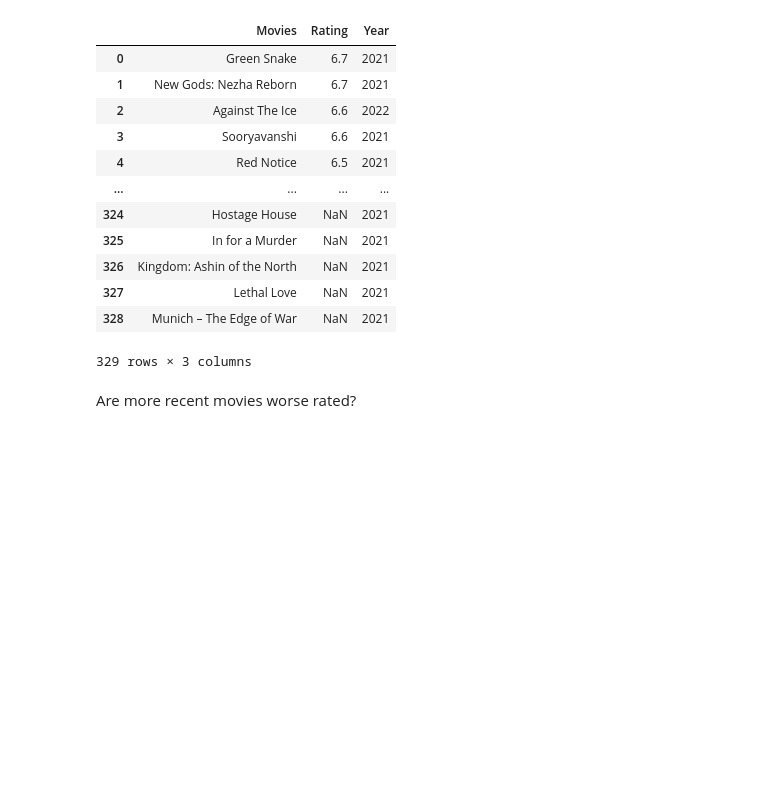
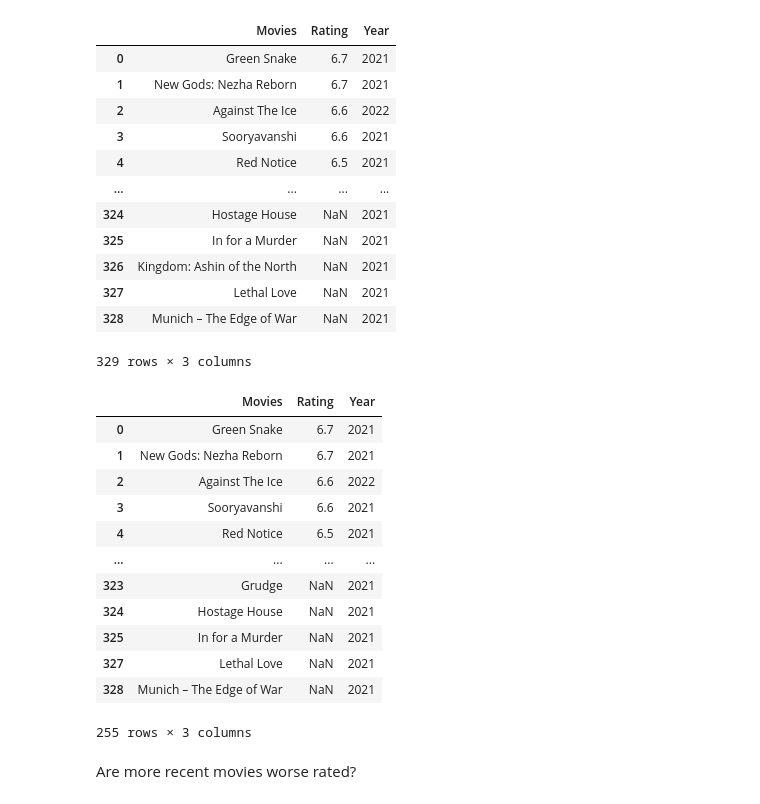
Before and after one commit to VictorHerrer0/WebscrapingFlixable, a Jupyter notebook: Webscraping.ipynb, the cells around one changed output. Cells and saved outputs as stored; diff of their text form; code cells hidden in the pictures; blank space fills up the shorter version.

```diff
--- a/Webscraping.ipynb
+++ b/Webscraping.ipynb
@@ -112,6 +112,24 @@ DF
 | 327 | Lethal Love | NaN | 2021 |
 | 328 | Munich – The Edge of War | NaN | 2021 |
 329 rows × 3 columns
+# %%
+#remove any duplicates and keep first occurrence
+DF.drop_duplicates(keep='first' ,inplace = True)
+DF
+# %% [output]
+|  | Movies | Rating | Year |
+| 0 | Green Snake | 6.7 | 2021 |
+| 1 | New Gods: Nezha Reborn | 6.7 | 2021 |
+| 2 | Against The Ice | 6.6 | 2022 |
+| 3 | Sooryavanshi | 6.6 | 2021 |
+| 4 | Red Notice | 6.5 | 2021 |
+| ... | ... | ... | ... |
+| 323 | Grudge | NaN | 2021 |
+| 324 | Hostage House | NaN | 2021 |
+| 325 | In for a Murder | NaN | 2021 |
+| 327 | Lethal Love | NaN | 2021 |
+| 328 | Munich – The Edge of War | NaN | 2021 |
+255 rows × 3 columns
 # %% [markdown]
 Are more recent movies worse rated?
 # %%
```
Also changed, not shown: parts of 2 cells of this notebook.
